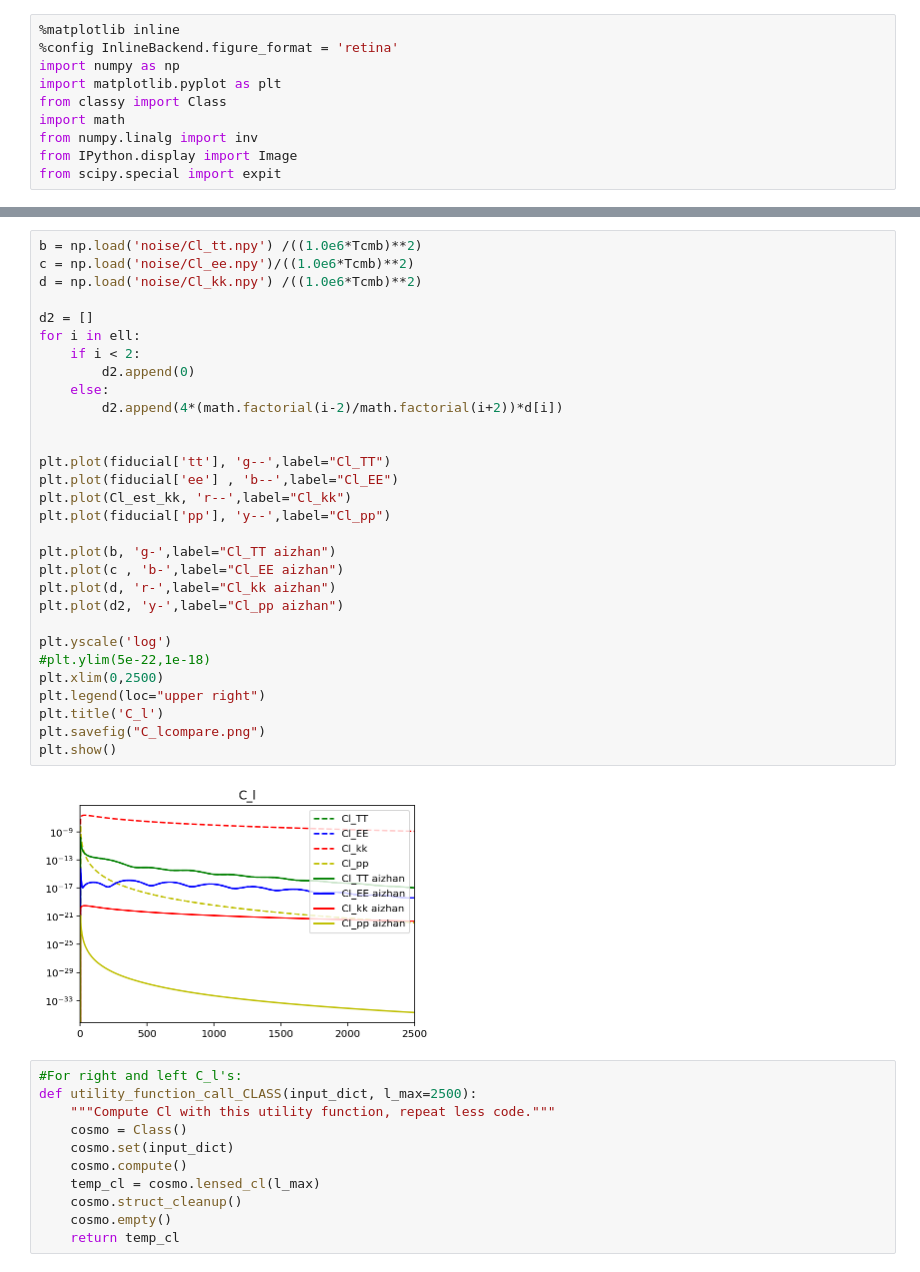
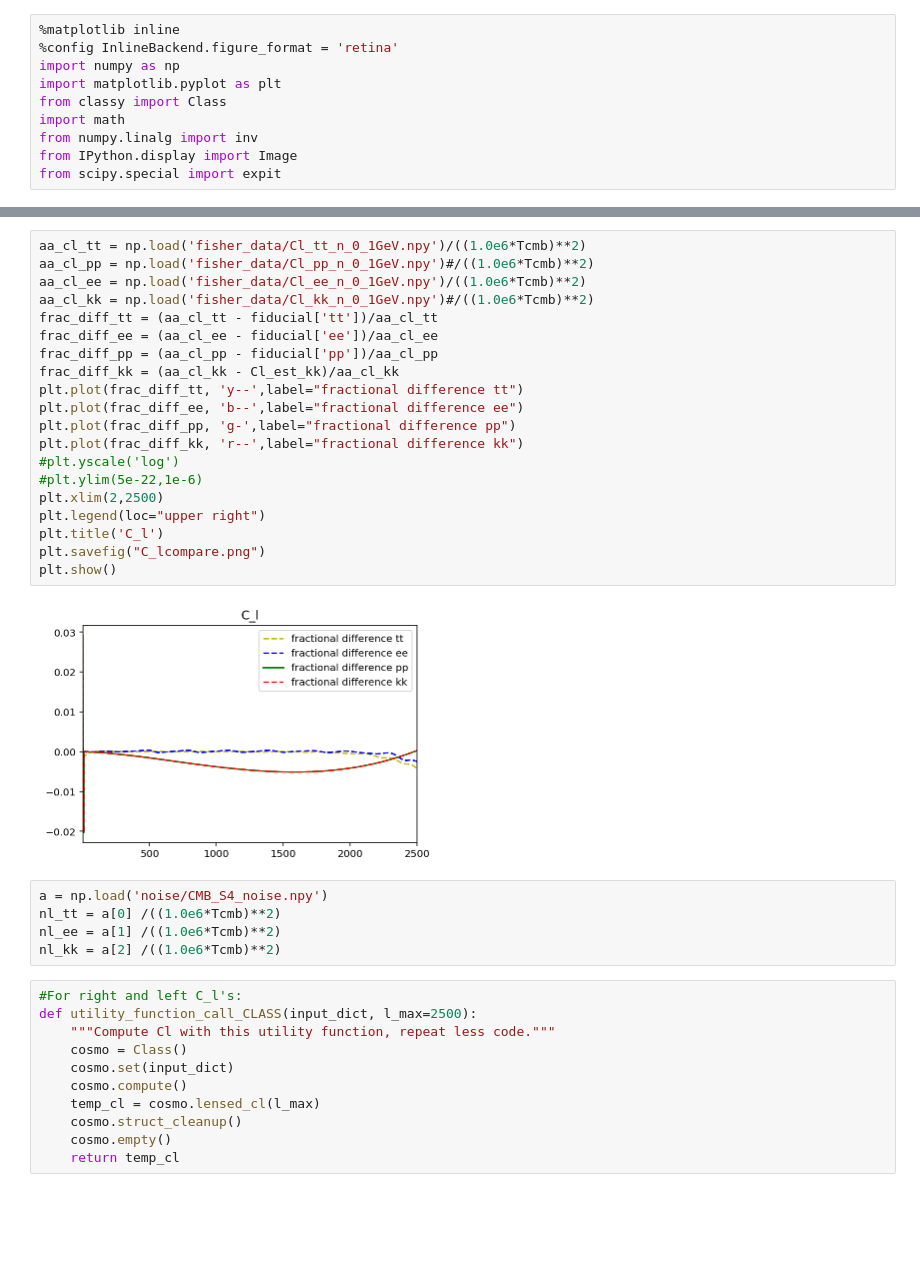
Before and after one commit to iej2106/cosmo_class, a Jupyter notebook: compute_fisher_dmeff_S4.ipynb, the cells around one changed output, grey strips where cells are left out. Drawn from its saved outputs; the diff is of its cells as text; blank space fills up the shorter version.

```diff
--- a/compute_fisher_dmeff_S4.ipynb
+++ b/compute_fisher_dmeff_S4.ipynb
@@ -55,38 +71,33 @@ for i in ell:
         Cl_est_kk.append(0)
     else:
         Cl_est_kk.append(1/4*(math.factorial(i+2)/math.factorial(i-2))*fiducial['pp'][i])
-# %%
-b = np.load('noise/Cl_tt.npy') /((1.0e6*Tcmb)**2)
-c = np.load('noise/Cl_ee.npy')/((1.0e6*Tcmb)**2)
-d = np.load('noise/Cl_kk.npy') /((1.0e6*Tcmb)**2)
-
-d2 = []
-for i in ell:
-    if i < 2:
-        d2.append(0)
-    else:
-        d2.append(4*(math.factorial(i-2)/math.factorial(i+2))*d[i])
-
-
-plt.plot(fiducial['tt'], 'g--',label="Cl_TT")
-plt.plot(fiducial['ee'] , 'b--',label="Cl_EE")
-plt.plot(Cl_est_kk, 'r--',label="Cl_kk")
-plt.plot(fiducial['pp'], 'y--',label="Cl_pp")
-
-plt.plot(b, 'g-',label="Cl_TT aizhan")
-plt.plot(c , 'b-',label="Cl_EE aizhan")
-plt.plot(d, 'r-',label="Cl_kk aizhan")
-plt.plot(d2, 'y-',label="Cl_pp aizhan")
-
-plt.yscale('log')
-#plt.ylim(5e-22,1e-18)
-plt.xlim(0,2500)
-plt.legend(loc="upper right")
-plt.title('C_l')
-plt.savefig("C_lcompare.png")
-plt.show()
-# %% [output]
-[figure, removed]
+# %%
+aa_cl_tt = np.load('fisher_data/Cl_tt_n_0_1GeV.npy')/((1.0e6*Tcmb)**2)
+aa_cl_pp = np.load('fisher_data/Cl_pp_n_0_1GeV.npy')#/((1.0e6*Tcmb)**2)
+aa_cl_ee = np.load('fisher_data/Cl_ee_n_0_1GeV.npy')/((1.0e6*Tcmb)**2)
+aa_cl_kk = np.load('fisher_data/Cl_kk_n_0_1GeV.npy')#/((1.0e6*Tcmb)**2)
+frac_diff_tt = (aa_cl_tt - fiducial['tt'])/aa_cl_tt
+frac_diff_ee = (aa_cl_ee - fiducial['ee'])/aa_cl_ee
+frac_diff_pp = (aa_cl_pp - fiducial['pp'])/aa_cl_pp
+frac_diff_kk = (aa_cl_kk - Cl_est_kk)/aa_cl_kk
+plt.plot(frac_diff_tt, 'y--',label="fractional difference tt")
+plt.plot(frac_diff_ee, 'b--',label="fractional difference ee")
+plt.plot(frac_diff_pp, 'g-',label="fractional difference pp")
+plt.plot(frac_diff_kk, 'r--',label="fractional difference kk")
+#plt.yscale('log')
+#plt.ylim(5e-22,1e-6)
+plt.xlim(2,2500)
+plt.legend(loc="upper right")
+plt.title('C_l')
+plt.savefig("C_lcompare.png")
+plt.show()
+# %% [output]
+[figure, added]
+# %%
+a = np.load('noise/CMB_S4_noise.npy')
+nl_tt = a[0] /((1.0e6*Tcmb)**2)
+nl_ee = a[1] /((1.0e6*Tcmb)**2)
+nl_kk = a[2] /((1.0e6*Tcmb)**2)
 # %%
 #For right and left C_l's:
 def utility_function_call_CLASS(input_dict, l_max=2500):
```
Also changed, not shown: parts of 12 cells of this notebook, 1 other file.
